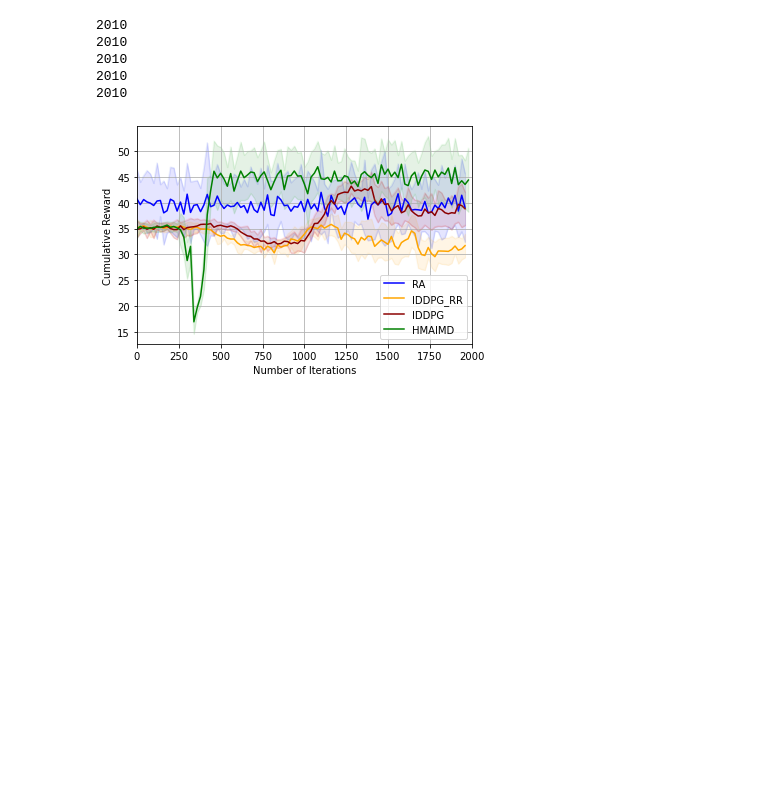
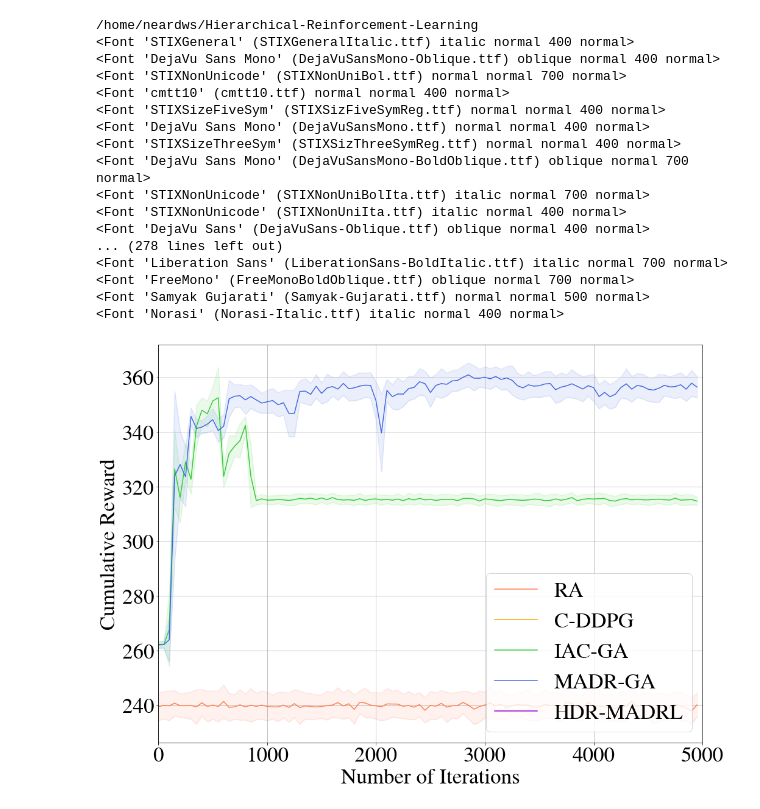
Before and after one commit to neardws/Multi-Agent-Deep-Reinforcement-Learning, a Jupyter notebook: draw_CR.ipynb, the cells around one changed output. Cells and saved outputs as stored; diff of their text form; code cells hidden in the pictures; blank space fills up the shorter version.

```diff
--- a/draw_CR.ipynb
+++ b/draw_CR.ipynb
@@ -1,34 +1,40 @@
 # %%
+%matplotlib inline
 from File_Name import project_dir, data
 import pandas as pd
 import numpy as np
 import matplotlib.pyplot as plt
 
+from matplotlib import font_manager
+for font in font_manager.fontManager.ttflist:
+    print(font)
+
 def draw_every_results(cr_csv, ranges, max_num):
-    colors = ['blue', 'royalblue', 'green', 'lightgreen', 'orange', 'wheat', 'darkred', 'red']
-    df = pd.read_csv(cr_csv, names=["Epoch index", "ra", "iddpg_rr", "iddpg", "hmaimd"], header=0)
+    font_size = 35
+    colors = ['coral', 'lightcoral', 'orange', 'wheat', 'limegreen', 'lightgreen', 'royalblue', 'cornflowerblue', 'darkviolet', 'violet']
+    df = pd.read_csv(cr_csv, names=["Epoch index", "ra", "c-ddpg", "iac-ga", "madr-ga", "hdr-madrl"], header=0)
     epoch_index = df["Epoch index"].values.tolist()
     ra_rewards = df["ra"].values.tolist()
-    iddpg_rr_rewards = df["iddpg_rr"].values.tolist()
-    iddpg_rewards = df["iddpg"].values.tolist()
-    hmaimd_rewards = df["hmaimd"].values.tolist()
-    print(len(epoch_index))
-    print(len(ra_rewards))
-    print(len(iddpg_rr_rewards))
-    print(len(iddpg_rewards))
-    print(len(hmaimd_rewards))
+    c_ddpg_rewards = df["c-ddpg"].values.tolist()
+    iac_ga_rewards = df["iac-ga"].values.tolist()
+    madr_ga_rewards = df["madr-ga"].values.tolist()
+    hdr_madrl_rewards = df["hdr-madrl"].values.tolist()
+    plt.figure(figsize=(16, 12))
+    plt.rcParams['font.sans-serif'] = ['Nimbus Roman']
     draw_one_result(epoch_index, ra_rewards, ranges, max_num, colors[0:2], line_label='RA')
-    draw_one_result(epoch_index, iddpg_rr_rewards, ranges, max_num, colors[4:6], line_label='IDDPG_RR')
-    draw_one_result(epoch_index, iddpg_rewards, ranges, max_num, colors[6:], line_label='IDDPG')
-    draw_one_result(epoch_index, hmaimd_rewards, ranges, max_num, colors[2:4], line_label='HMAIMD')
+    draw_one_result(epoch_index, c_ddpg_rewards, ranges, max_num, colors[2:4], line_label='C-DDPG')
+    draw_one_result(epoch_index, iac_ga_rewards, ranges, max_num, colors[4:6], line_label='IAC-GA')
+    draw_one_result(epoch_index, madr_ga_rewards, ranges, max_num, colors[6:8], line_label='MADR-GA')
+    draw_one_result(epoch_index, hdr_madrl_rewards, ranges, max_num, colors[8:], line_label='HDR-MADRL')
 
-    plt.xlim(xmin=0, xmax=2000)
+    plt.xlim(xmin=0, xmax=5000)
     # plt.ylim(ymin=10, ymax=70)
-    plt.xlabel("Number of Iterations")  # 横坐标名字
-    plt.ylabel("Cumulative Reward")  # 纵坐标名字
-    plt.legend(loc="best")  # 图例
+    plt.xlabel("Number of Iterations", fontsize=font_size)  # 横坐标名字
+    plt.ylabel("Cumulative Reward", fontsize=font_size)  # 纵坐标名字
+    plt.tick_params(labelsize=font_size)        # 设置坐标轴上刻度的字体大小
+    plt.legend(loc=4, fontsize = font_size)     # 显示图例，loc=0表示图例会根据图片情况自动摆放
     plt.grid()
-    plt.savefig('cr_results.png', dpi=600, bbox_inches='tight')
+    plt.savefig('cr_results.png', dpi=50)
     plt.show
 
 def draw_one_result(epoch_index, rewards, ranges, max_num, colors, line_label):
@@ -52,7 +58,7 @@ def draw_all_Results(ra_csv, ddpg_csv, iddpg_csv, hmaimd_head, hmaimd_tail, rang
     # plt.ylim(ymin=10, ymax=70)
     plt.xlabel("Number of Iterations")  # 横坐标名字
     plt.ylabel("Cumulative Reward")  # 纵坐标名字
-    plt.legend(loc="best")  # 图例
+    plt.legend(loc="left")  # 图例
     plt.grid()
     plt.savefig('output.png', dpi=600, bbox_inches='tight')
     plt.show
@@ -121,39 +127,51 @@ def get_mean_and_standard_deviation_result(result, ranges, max_num):
     mean_minus_std.append(mean_result - std_result)
     mean_plus_std.append(mean_result + std_result)
     return mean_minus_std, mean_results, mean_plus_std
 
 
 if __name__ == '__main__':
 
-
     # RA
     # ra_csv = '/home/neardws/Hierarchical-Reinforcement-Learning/Data/Data0914/2021-09-14-04-49-44-ra_result.csv'
     # # draw_RA(csv_name, 100, 5000)
     # # csv_name = '/home/neardws/Hierarchical-Reinforcement-Learning/Data/Data_Copyed/2021-10-08-15-42-00/temple_result_8046c65d538b45f19d6b80da8cc49e9d.csv'
     # # csv_name = '/home/neardws/Hierarchical-Reinforcement-Learning/Data/Data0914/2021-09-29-16-16-31/temple_result_278b767e83fc478886e0e4eb54a06fc9.csv'
     # # csv_name = '/home/neardws/Hierarchical-Reinforcement-Learning/Data/Data0914/2021-09-14-04-49-44/temple_result_a48e92cc8d274d7e9ad23e1c54725392.csv'
     # # csv_name = '/home/neardws/Hierarchical-Reinforcement-Learning/Data/Data_Copyed/2021-10-08-23-48-58/temple_result_89ae0d7a01b0408d9a3891c788354746.csv'
     # # csv_name = '/home/neardws/Hierarchical-Reinforcement-Learning/Data/Data0914/2021-09-14-04-49-44-ddpg_result.csv'
 
     # csv_name = '/home/neardws/Hierarchical-Reinforcement-Learning/Data/Data0914/2021-09-14-04-49-44-ddpg_result_1.csv'
     # # csv_name = '/home/neardws/Hierarchical-Reinforcement-Learning/Data/Data0914/2021-09-14-04-49-44-ddpg_result.csv'
     # ddpg_csv = '/home/neardws/Hierarchical-Reinforcement-Learning/Data/Data0914/2021-09-14-04-49-44-ddpg_result_e6.csv'
     # # ddpg_csv = '/home/neardws/Hierarchical-Reinforcement-Learning/Data/Data0914/2021-09-14-04-49-44-ddpg_result.csv'
     # # IDDPG
     # iddpg_csv = '/home/neardws/Hierarchical-Reinforcement-Learning/Data/Data0914/2021-10-10-15-40-29/temple_result_f78f8f75d2c64f079c361bea4ccaf853.csv'
     # # HMAIMD
     # hmaimd_head = '/home/neardws/Hierarchical-Reinforcement-Learning/Data/Data0914/2021-10-09-12-56-51/temple_result_5e9c9938ed1341fa983179c5fc26f00b.csv'
     # hmaimd_tail = '/home/neardws/Hierarchical-Reinforcement-Learning/Data/Data0914/2021-10-09-23-20-34/temple_result_d1948991c173428985ff1263e3399317.csv'
     # hmaimd_tail = '/home/neardws/Hierarchical-Reinforcement-Learning/Data/Data_Copyed/2021-10-08-15-42-00/temple_result_8046c65d538b45f19d6b80da8cc49e9d.csv'
     # draw_RA(csv_name, 50, 5000)
-    cr_csv = "/home/neardws/Hierarchical-Reinforcement-Learning/CR_result.csv"
-    draw_every_results(cr_csv, 20, 2000)
+
+    cr_csv = "/home/neardws/Hierarchical-Reinforcement-Learning/Results/CR_result.csv"
+    draw_every_results(cr_csv, 50, 5000)
     # draw_Results(csv_head, csv_tail, 100, 5000, ['green', 'lightgreen'])
     # draw_all_Results(ra_csv, ddpg_csv, iddpg_csv, hmaimd_head, hmaimd_tail, 100, 5000)
 # %% [output]
-2010
-2010
-2010
-2010
-2010
+/home/neardws/Hierarchical-Reinforcement-Learning
+<Font 'STIXGeneral' (STIXGeneralItalic.ttf) italic normal 400 normal>
+<Font 'DejaVu Sans Mono' (DejaVuSansMono-Oblique.ttf) oblique normal 400 normal>
+<Font 'STIXNonUnicode' (STIXNonUniBol.ttf) normal normal 700 normal>
+<Font 'cmtt10' (cmtt10.ttf) normal normal 400 normal>
+<Font 'STIXSizeFiveSym' (STIXSizFiveSymReg.ttf) normal normal 400 normal>
+<Font 'DejaVu Sans Mono' (DejaVuSansMono.ttf) normal normal 400 normal>
+<Font 'STIXSizeThreeSym' (STIXSizThreeSymReg.ttf) normal normal 400 normal>
+<Font 'DejaVu Sans Mono' (DejaVuSansMono-BoldOblique.ttf) oblique normal 700 normal>
+<Font 'STIXNonUnicode' (STIXNonUniBolIta.ttf) italic normal 700 normal>
+<Font 'STIXNonUnicode' (STIXNonUniIta.ttf) italic normal 400 normal>
+<Font 'DejaVu Sans' (DejaVuSans-Oblique.ttf) oblique normal 400 normal>
+... (278 lines left out)
+<Font 'Liberation Sans' (LiberationSans-BoldItalic.ttf) italic normal 700 normal>
+<Font 'FreeMono' (FreeMonoBoldOblique.ttf) oblique normal 700 normal>
+<Font 'Samyak Gujarati' (Samyak-Gujarati.ttf) normal normal 500 normal>
+<Font 'Norasi' (Norasi-Italic.ttf) italic normal 400 normal>
-[figure, old version]
+[figure, new version]
```
Also changed, not shown: 21 other files.
